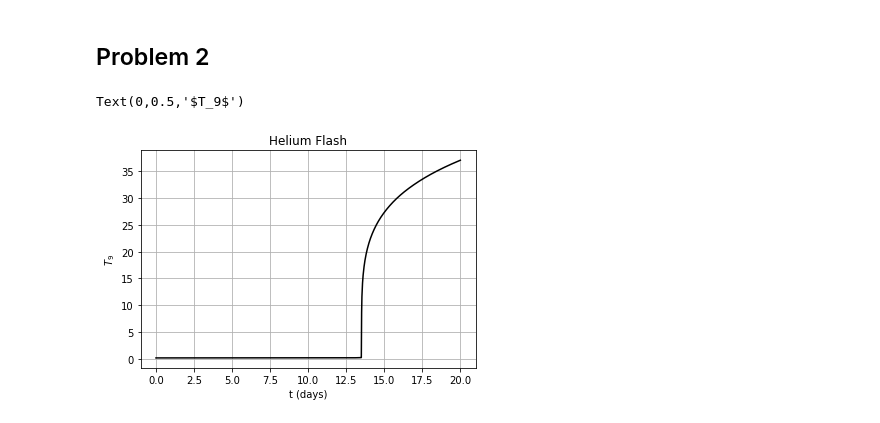
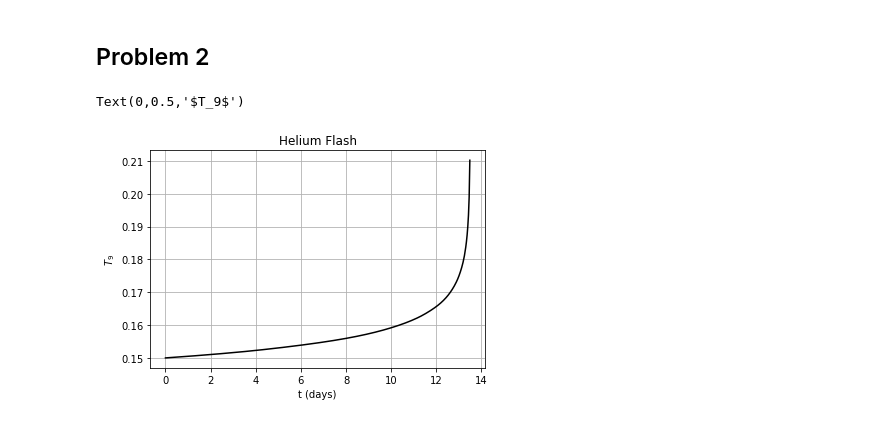
Before and after one commit to mileslucas/astro580, a Jupyter notebook: hw3/hw3.ipynb, the cells around one changed output. Saved outputs shown, nothing was run; the diff lists cells and outputs as text; code cells hidden in the pictures.

Commit message:
updated with mask

```diff
--- a/hw3/hw3.ipynb
+++ b/hw3/hw3.ipynb
@@ -118,29 +118,31 @@ x = (rho / mu_e / B) ** (1/3)
 cv_He = 9.35e7 # erg g-1 K-1
 cv_e_const = 2 * 1.35e5 / rho * x * np.sqrt(1 + x**2) # erg g-1 K-2
 Y = 1
-trip_a_const = 5.1e8 * rho * Y ** 3 # erg g-1 s-1 GK3
+trip_a_const = 5.1e8 * rho**2 * Y ** 3 # erg g-1 s-1 GK3
 
 def temperature(t, y):
     T = y
     T9 = T / 1e9
-    lhs = 5.1e8 * rho **2 * T9 ** (-3) * np.exp(-4.4027 / T9)
-    rhs = cv_He + 2.7e5 / rho * x * np.sqrt(1 + x**2) * T
+    lhs = trip_a_const * T9 ** (-3) * np.exp(-4.4027 / T9)
+    rhs = cv_He + cv_e_const * T
     dTdt = lhs / rhs
 
     # Convert to days
     tc = 60 * 60 * 24
     return dTdt * tc
 # %%
-span = (0, 20)
+span = (0, 30)
 t = np.linspace(*span, 1000)
 result = solve_ivp(temperature, span, (1.5e8,), t_eval=t)
 # %%
-plt.plot(result.t, result.y[0] / 1e9, 'k')
+degen = (rho / mu_e / 6e-9)**(2/3)
+mask = result.y[0] < degen
+plt.plot(result.t[mask], result.y[0][mask] / 1e9, 'k')
 plt.grid()
 
 plt.title('Helium Flash')
 plt.xlabel('t (days)')
 plt.ylabel(r'$T_9$')
 # %% [output]
 Text(0,0.5,'$T_9$')
-[figure, old version]
+[figure, new version]
```
Also changed, not shown: parts of 1 cell of this notebook.
